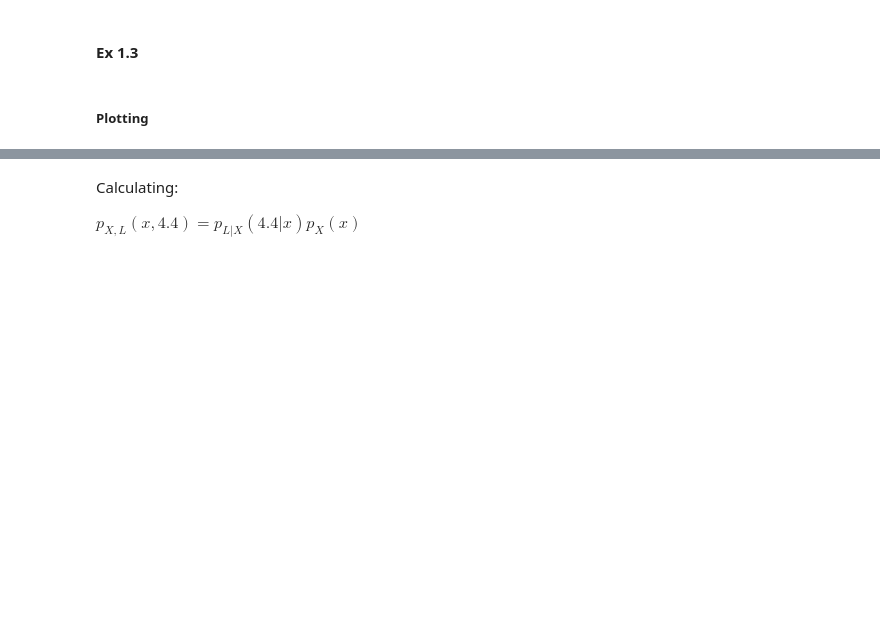
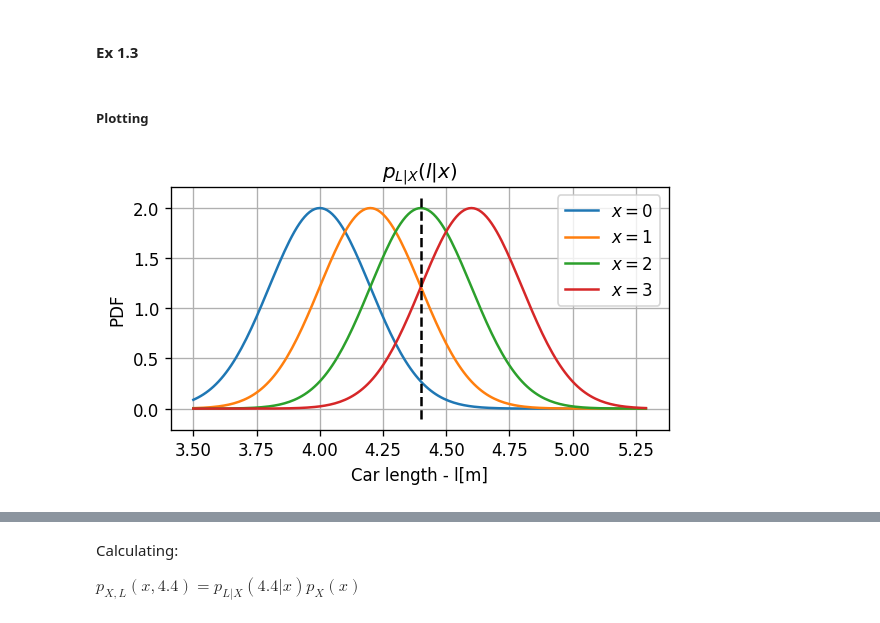
Before and after one commit to technion046195/technion_046195_2020_spring, a Jupyter notebook: _tutorials/tutorial_01/code/intro_to_prob_toy_model.ipynb, the cells around one changed output, grey strips where cells are left out. Saved outputs shown, nothing was run; the diff lists cells and outputs as text; code cells hidden in the pictures; blank space fills up the shorter version.

```diff
--- a/_tutorials/tutorial_01/code/intro_to_prob_toy_model.ipynb
+++ b/_tutorials/tutorial_01/code/intro_to_prob_toy_model.ipynb
@@ -109,5 +109,17 @@ sigma = 0.2
 p_l_given_x = [norm(4 + 0.2 * x, sigma) for x in p_x.index]
 # %% [markdown]
 ##### Plotting
+# %%
+fig, ax = plt.subplots(figsize=(5, 3))
+ax.set_title(r'$p_{L|X}\left(l|x\right)$')
+for x in p_x.index:
+    ax.plot(length_grid, p_l_given_x[x].pdf(length_grid), label='$x={}$'.format(x));
+ax.plot([4.4, 4.4], ax.get_ylim(), '--k')
+ax.set_xlabel('Car length - l[m]')
+ax.set_ylabel('PDF')
+ax.legend()
+plt.tight_layout()
+# %% [output]
+[figure, added]
 # %%
 fig, ax = plt.subplots(figsize=(5, 3))
```
Also changed, not shown: parts of 6 cells of this notebook, 35 other files.
